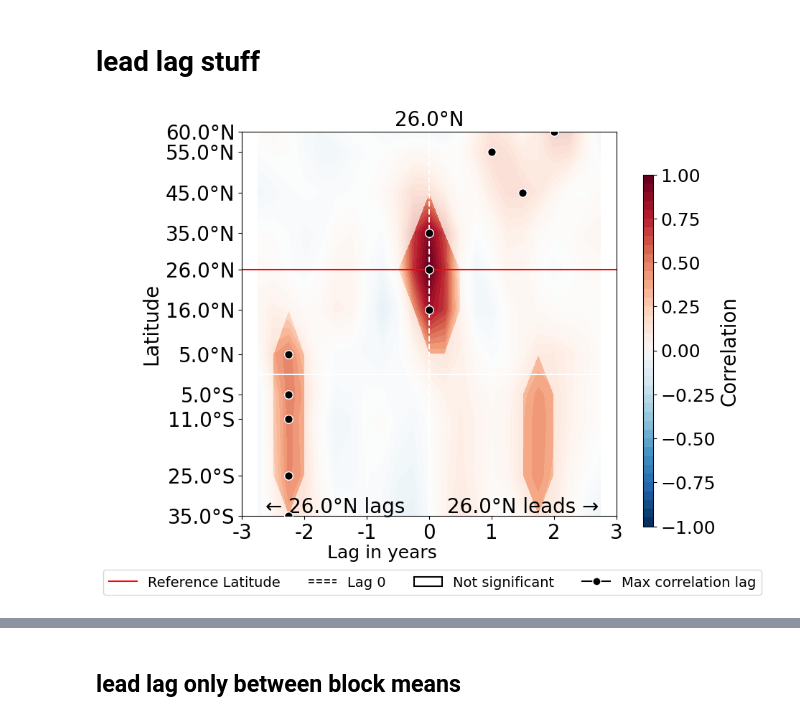
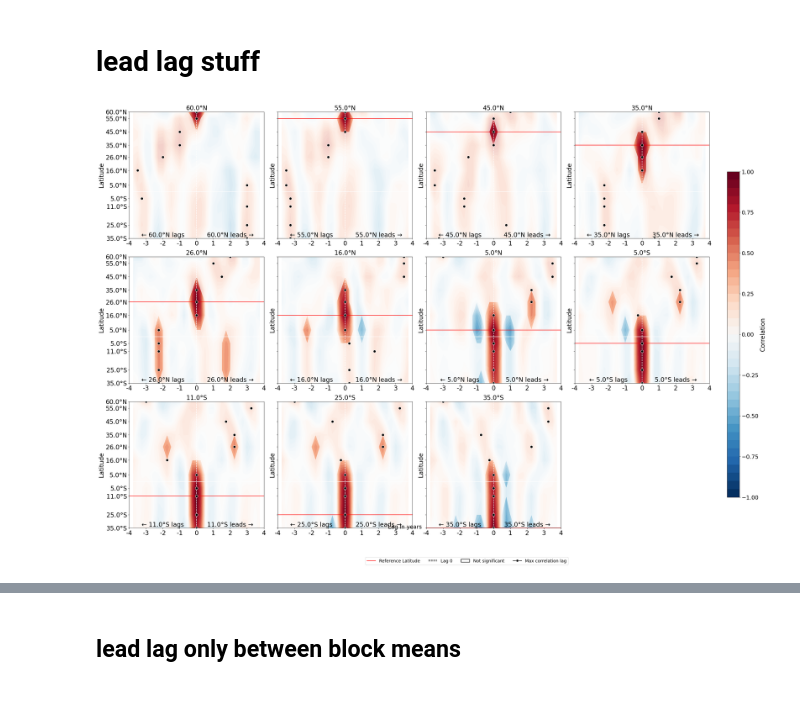
Before and after one commit to lea-dietz/masterthesis, a Jupyter notebook: coding/mht.ipynb, the cells around one changed output, grey strips where cells are left out. Drawn from its saved outputs; the diff is of its cells as text; code cells hidden in the pictures.

```diff
--- a/coding/mht.ipynb
+++ b/coding/mht.ipynb
@@ -321,6 +244,7 @@ periods = {
     "pre2009": ("2004", "2008-11"),
     "2009_2013": ("2009", "2013"),
     "post2013": ("2013", "2020"),
+    "all": ("2004", "2020")
 }
 
 print(lat_idx)
@@ -437,24 +403,6 @@ plot_crosscorr(mht_asel, lats, lat_labels, significance=True, n_effs=n_effs_mht,
 # %% [markdown]
 ## timeseries
 # %%
-periods = {
-    "pre2009": ("2004", "2009"),
-    "2009_2013": ("2009", "2013"),
-    "post2013": ("2013", "2020"),
-}
-
-cmap_lats = cb.sequential.GnBu_9.mpl_colormap
-lat_blocks = {
-    "ST": (16, 35),
-    "SA": (-35, 5),
-    "coherence_block": (-35, 35)
-}
-mask = (
-    ((lats >= lat_blocks["ST"][0]) & (lats <= lat_blocks["ST"][1])) |
-    ((lats >= lat_blocks["SA"][0]) & (lats <= lat_blocks["SA"][1]))
-)
-lat_idx = np.where(mask)[0]
-lats_slice = lats[lat_idx]
 
 
 for period_name, (t0, t1) in periods.items():
@@ -727,28 +801,30 @@ post2013             0.626774               7.0              15.0
 # %% [markdown]
 # lead lag stuff
 # %%
-nlags = 12
+nlags = 16
 all_lags = np.arange(-(nlags-1), nlags)
 # all_lags = np.arange(0, nlags + 1)
 lag_units = time_unit
 
 _ = plot_all_leadlag(
     data=mht_filtered,
-    lats=[26],
-    lat_labels=["26.0°N"],
+    lats=lats,
+    lat_labels=lat_labels,
+    #lats=[26],
+    #lat_labels=["26.0°N"],
     all_lats=lats,
     all_lat_labels=lat_labels,
     nlags=nlags,
     all_lags=all_lags,
-    ncols=1,
+    ncols=4,
     significance=True,
     n_effs=n_effs_mht,
     cmap=cmap_corr,
     savefig=True,
     savename="mht_leadlag_26N"
 )
 # %% [output]
-[figure, old version]
+[figure, new version]
 # %%
 # nlags = 12
 # all_lags = np.arange(-(nlags-1), nlags)
```
Also changed, not shown: parts of 25 cells of this notebook, 34 other files.
